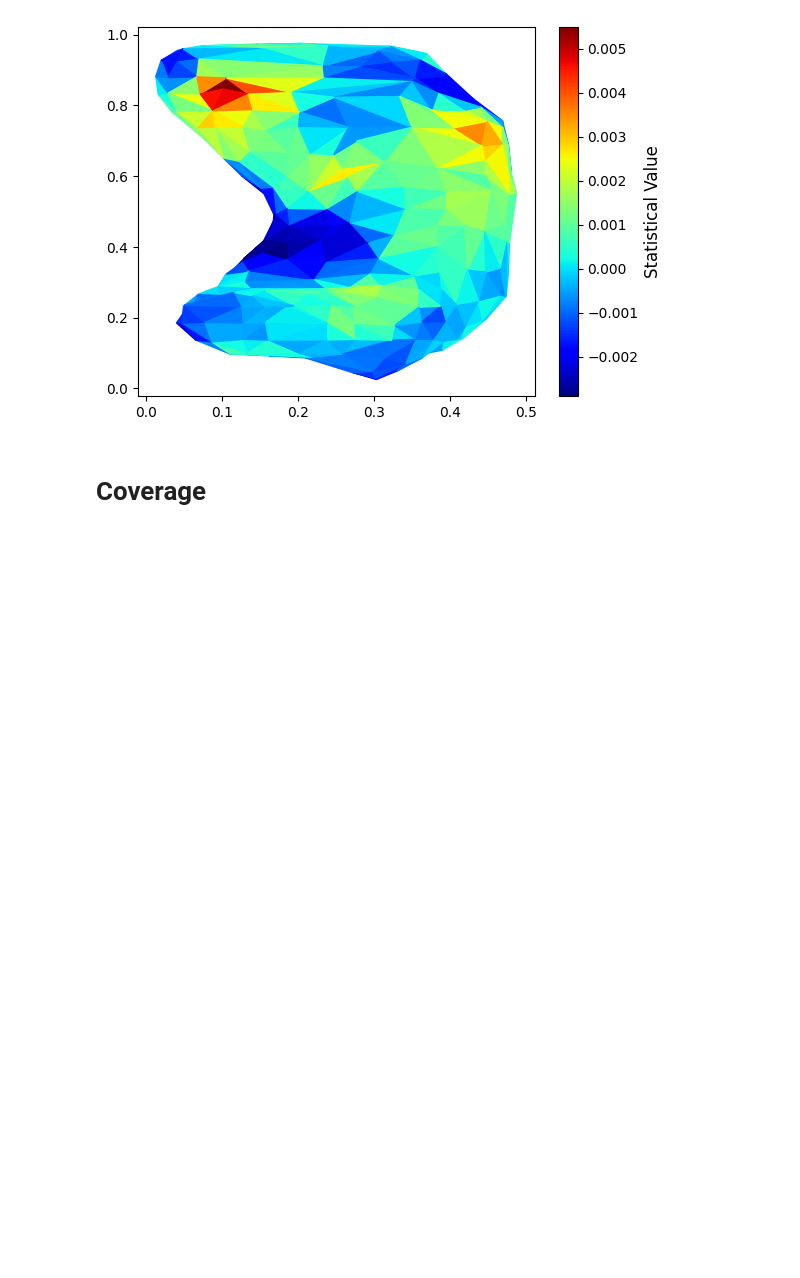
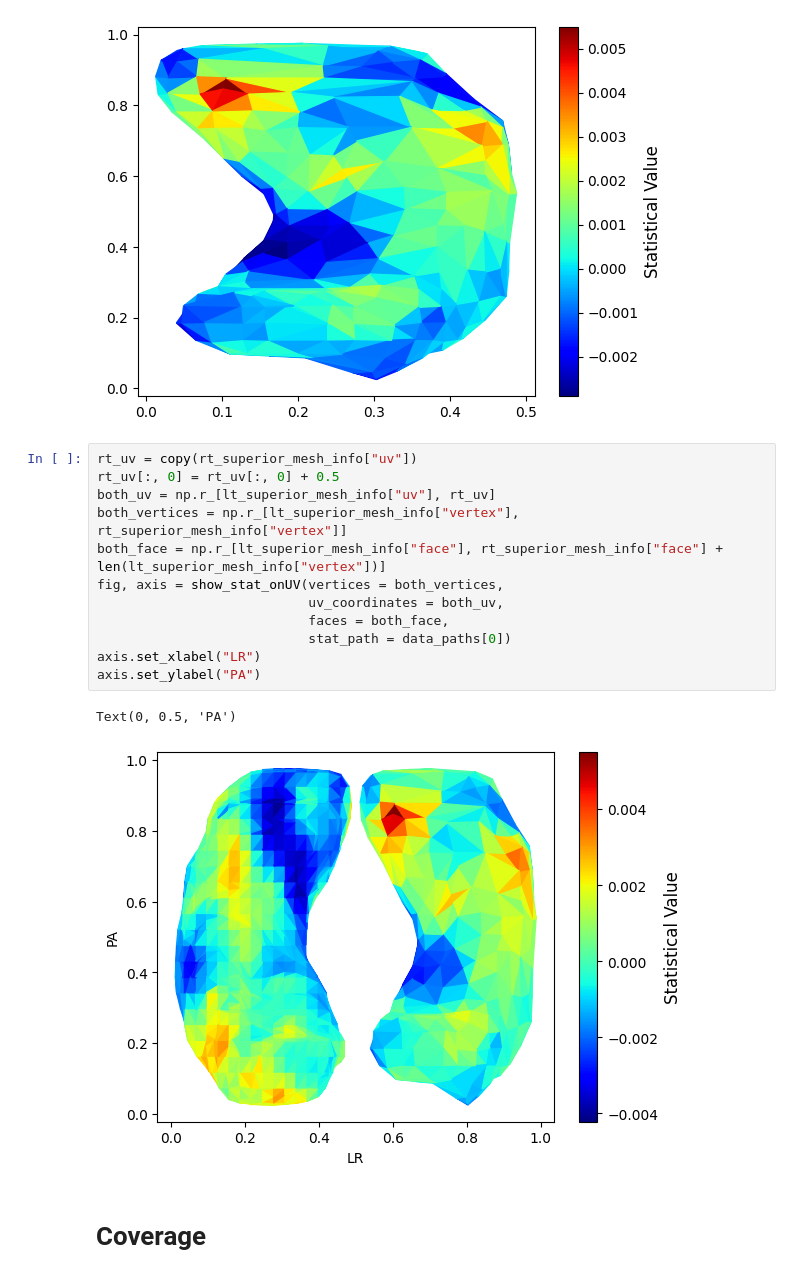
Before and after one commit to SeojinYoon/Seojin_commonTool, a Jupyter notebook: Module/Brain_Surface/UV_map/UV_map_both.ipynb, the cells around one changed output. Cells and saved outputs as stored; diff of their text form; blank space fills up the shorter version.

Commit message:
UVmap both

```diff
--- a/Module/Brain_Surface/UV_map/UV_map_both.ipynb
+++ b/Module/Brain_Surface/UV_map/UV_map_both.ipynb
@@ -90,6 +91,21 @@ fig, axis = show_stat_onUV(vertices = rt_superior_mesh_info["vertex"],
                            stat_path = data_paths[0])
 # %% [output]
 [figure]
+# %%
+rt_uv = copy(rt_superior_mesh_info["uv"])
+rt_uv[:, 0] = rt_uv[:, 0] + 0.5
+both_uv = np.r_[lt_superior_mesh_info["uv"], rt_uv]
+both_vertices = np.r_[lt_superior_mesh_info["vertex"], rt_superior_mesh_info["vertex"]]
+both_face = np.r_[lt_superior_mesh_info["face"], rt_superior_mesh_info["face"] + len(lt_superior_mesh_info["vertex"])]
+fig, axis = show_stat_onUV(vertices = both_vertices,
+                           uv_coordinates = both_uv,
+                           faces = both_face,
+                           stat_path = data_paths[0])
+axis.set_xlabel("LR")
+axis.set_ylabel("PA")
+# %% [output]
+Text(0, 0.5, 'PA')
+[figure, added]
 # %% [markdown]
 # Coverage
 # %%
```
Also changed, not shown: parts of 8 cells of this notebook, 8 other files.
